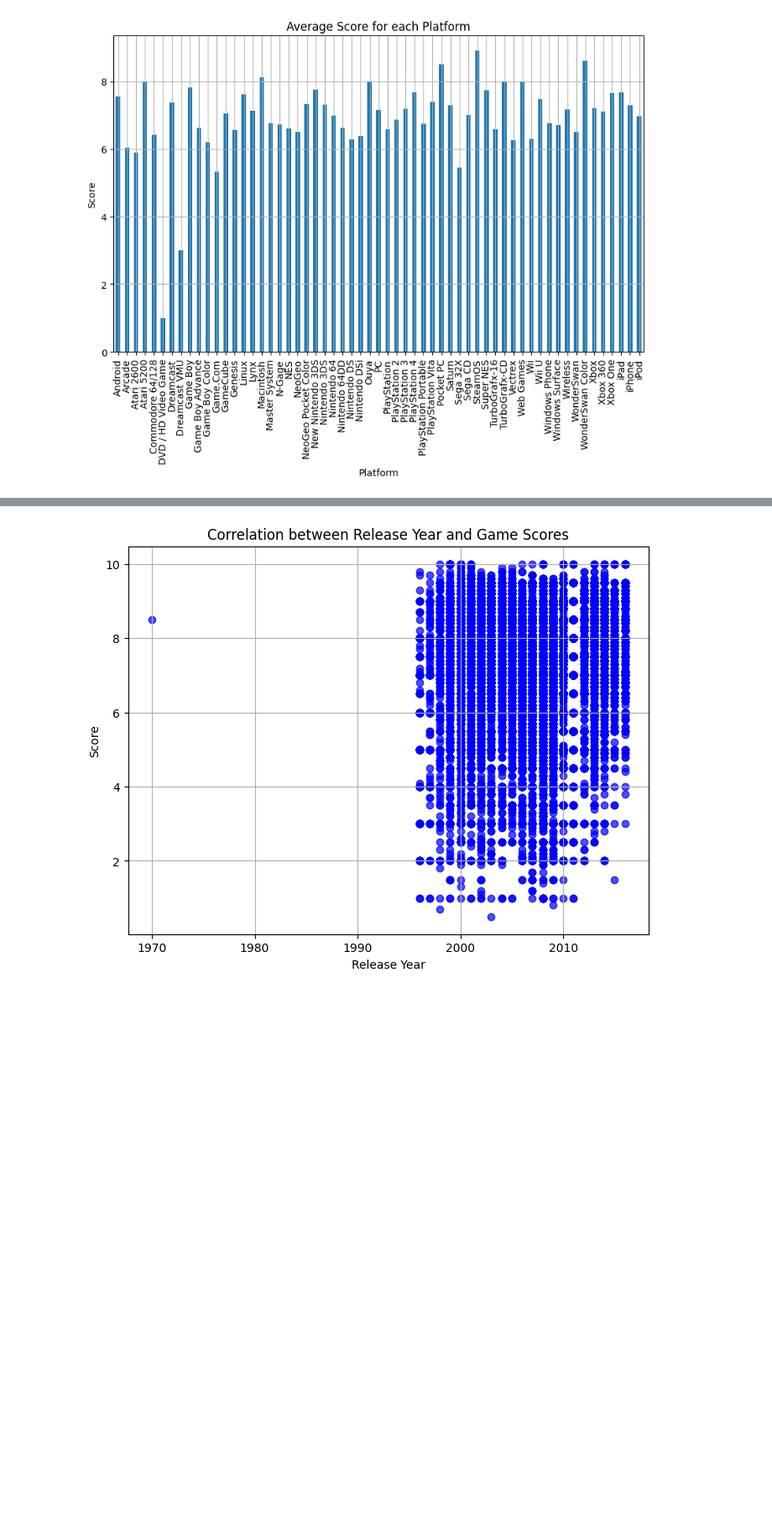
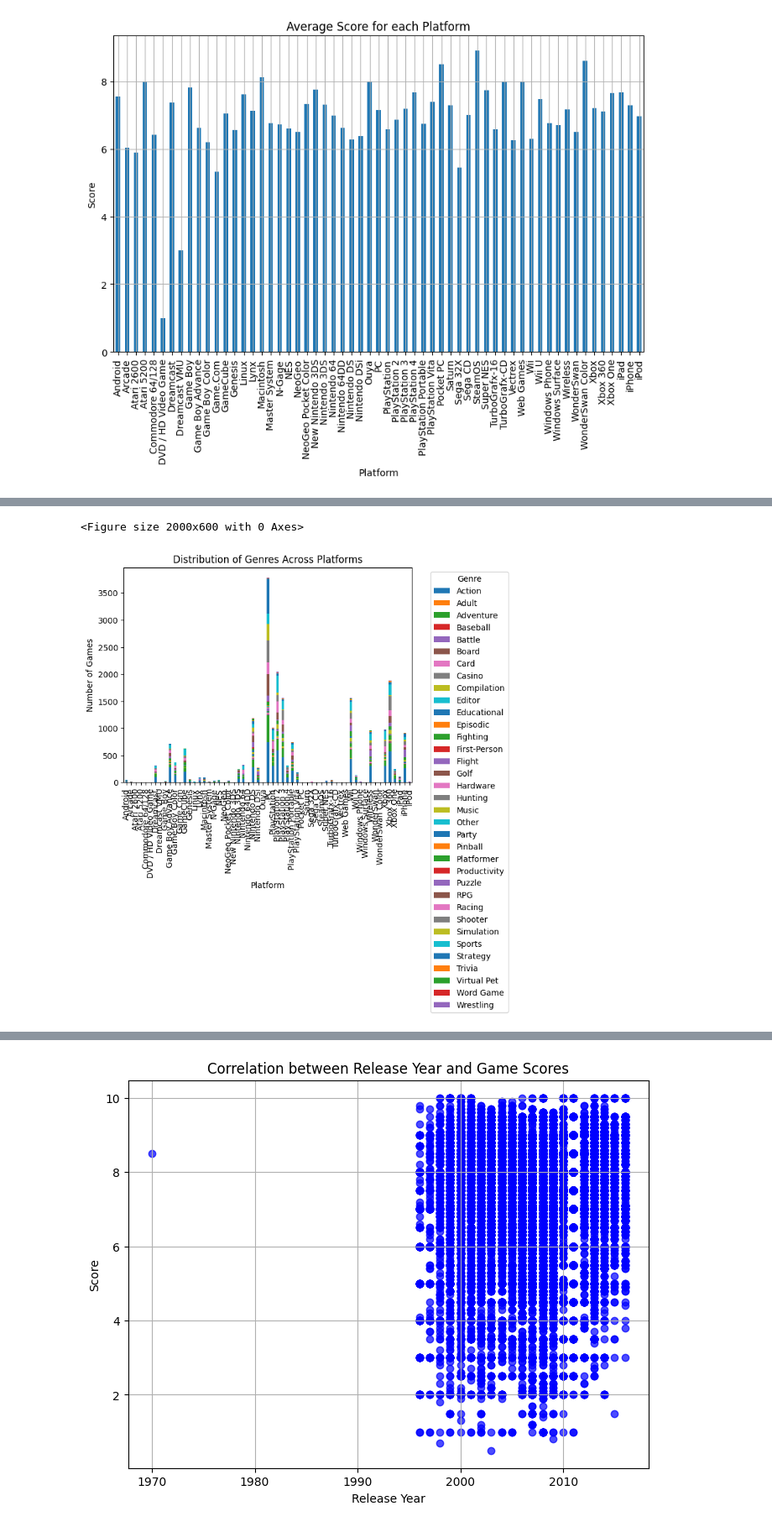
Before and after one commit to FranciscoTeon/Video-game-ratings-best-to-worst-Data-Analysis, a Jupyter notebook: notebooks/IGNData_Analysis_project.ipynb, the cells around one changed output, grey strips where cells are left out. Shown at 84% size. Drawn from its saved outputs; the diff is of its cells as text; code cells hidden in the pictures; blank space fills up the shorter version.

```diff
--- a/notebooks/IGNData_Analysis_project.ipynb
+++ b/notebooks/IGNData_Analysis_project.ipynb
@@ -327,0 +522,14 @@ plt.grid(True)
+# %%
+#How does the distribution of genres vary across platforms?
+plt.figure(figsize=(20, 6))
+platform_genre_counts = ign_df.groupby('platform')['genre'].value_counts()
+all_plats = ign_df['platform'].unique()
+platform_genre_counts[all_plats].unstack().plot(kind='bar', stacked=True)
+plt.title('Distribution of Genres Across Platforms')
+plt.xlabel('Platform')
+plt.ylabel('Number of Games')
+plt.legend(title='Genre', bbox_to_anchor=(1.05, 1), loc='upper left')
+plt.show()
+# %% [output]
+<Figure size 2000x600 with 0 Axes>
+[figure, added]
```
Also changed, not shown: parts of 34 cells of this notebook.
